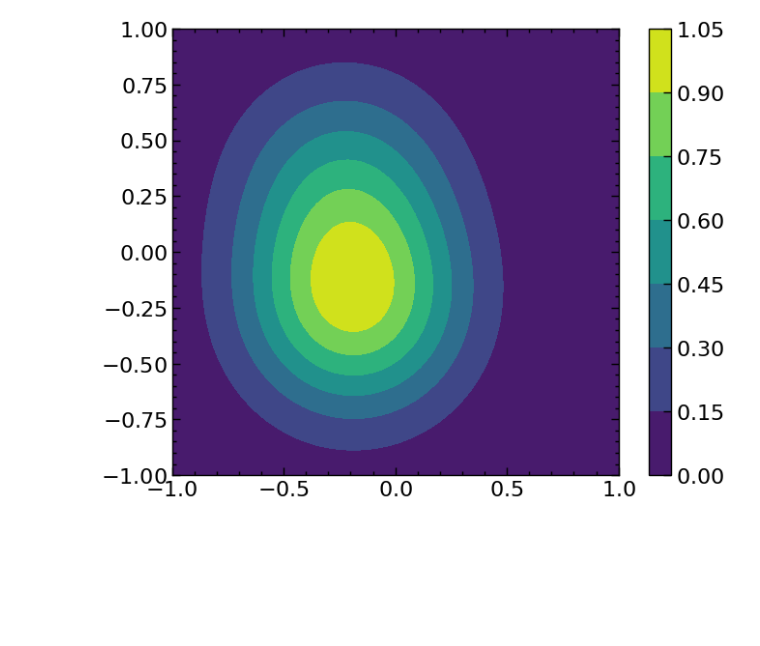
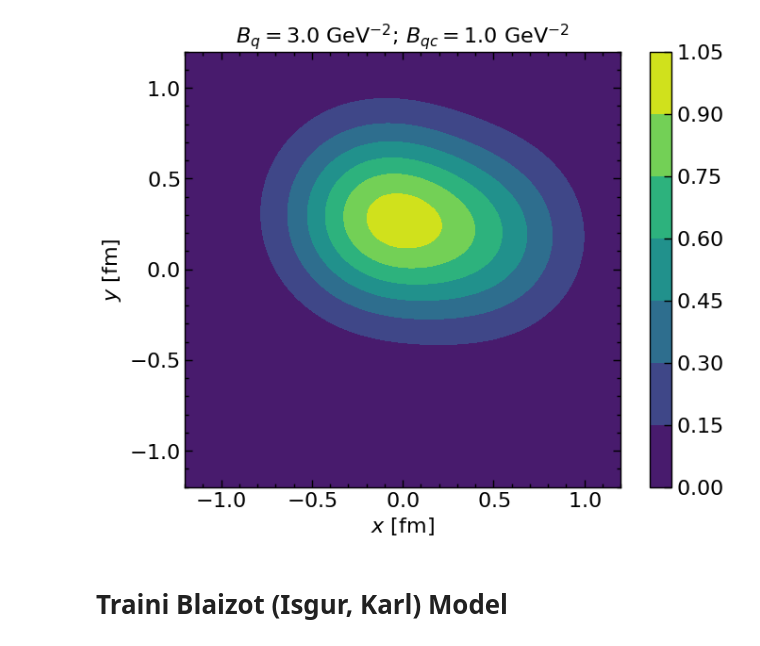
Before and after one commit to josh0429/hotspots, a Jupyter notebook: traini-blaizot.ipynb, the cells around one changed output. Cells and saved outputs as stored; diff of their text form; code cells hidden in the pictures; blank space fills up the shorter version.

```diff
--- a/traini-blaizot.ipynb
+++ b/traini-blaizot.ipynb
@@ -30,5 +8,0 @@ cov = [[1, 0], [0, 100]]
-# %%
-x, y = np.random.multivariate_normal(mean, cov, 5000).T
-plt.plot(x, y, 'x')
-plt.axis('equal')
-plt.show()
@@ -68,27 +81,32 @@ plt.draw()
 # %%
+# Defines the parameters Bq and Bqc in units of GeV^-2 and converts them to units of fm^2
 BqcGeV = 1.0
 BqGeV = 3.0
 Bqcfm = BqcGeV / (5.07**2)
 Bqfm = BqGeV / (5.07**2)
 
+# Generates three pairs of numbers (xc, yc) using a Gaussian distribution
 mean = [0, 0]
 cov = [[Bqcfm, 0], [0, Bqcfm]]
-
 xc, yc = np.random.multivariate_normal(mean, cov, 3).T
 
-x = np.linspace(-1, 1, 100)
-y = np.linspace(-1, 1, 100)
-
+# Generates (x, y, z) points to be plotted
+x = np.linspace(-1.2, 1.2, 100)
+y = np.linspace(-1.2, 1.2, 100)
 xv, yv = np.meshgrid(x, y)
-
 zv = gauss(xv, yv, xc[0], yc[0], Bqfm) + gauss(xv, yv, xc[1], yc[1], Bqfm) + gauss(xv, yv, xc[2], yc[2], Bqfm)
 
 plot = plt.contourf(xv, yv, zv)
 plt.colorbar(plot)
-plt.xlim([-1, 1])
-plt.ylim([-1, 1])
+plt.xlim([-1.2, 1.2])
+plt.ylim([-1.2, 1.2])
+plt.xlabel('$x$ [fm]')
+plt.ylabel('$y$ [fm]')
+plt.title(r'$B_q = $' + str(BqGeV) + r' GeV$^{-2}$; $B_{qc} = $' + str(BqcGeV) + r' GeV$^{-2}$')
 ax = plt.gca()
 ax.set_aspect('equal', adjustable='box')
 plt.draw()
 # %% [output]
-[figure, old version]
+[figure, new version]
+# %% [markdown]
+# Traini Blaizot (Isgur, Karl) Model
```
Also changed, not shown: parts of 9 cells of this notebook.
